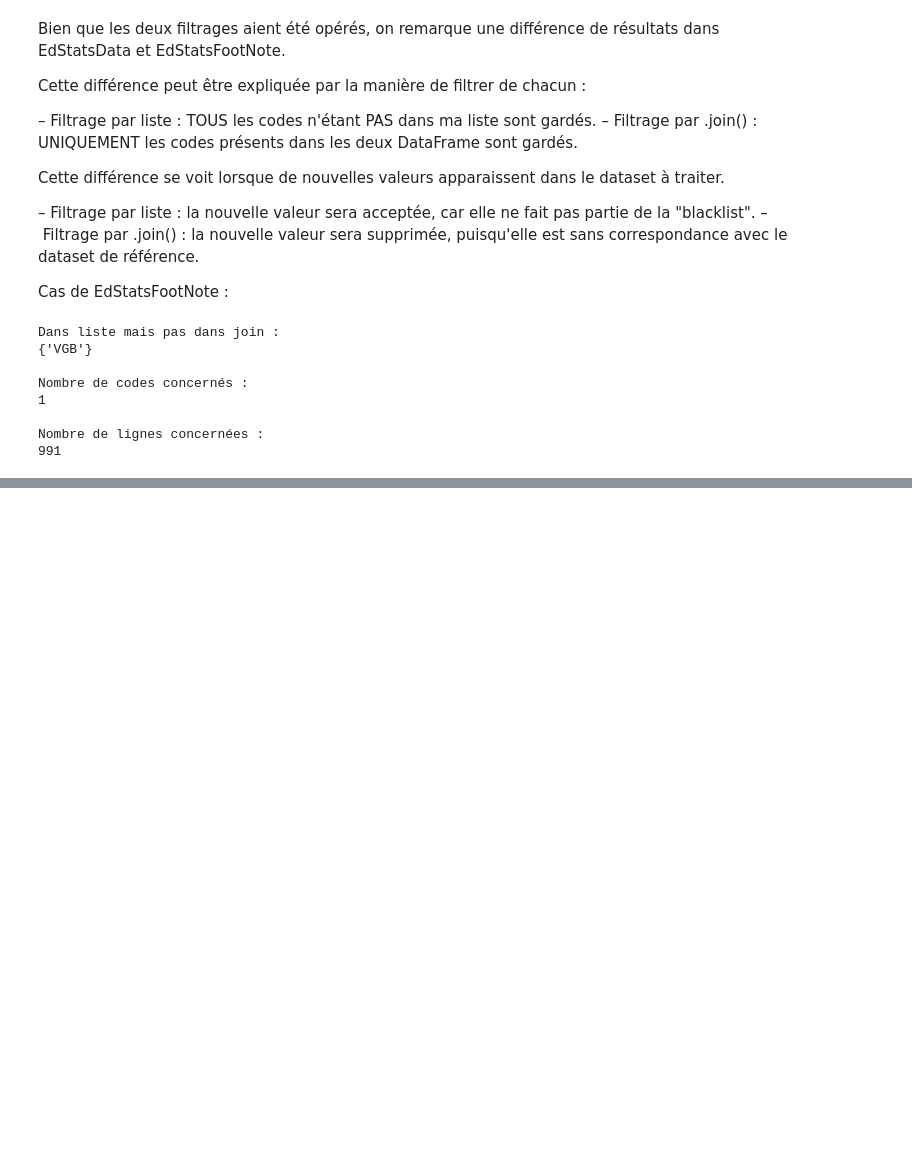
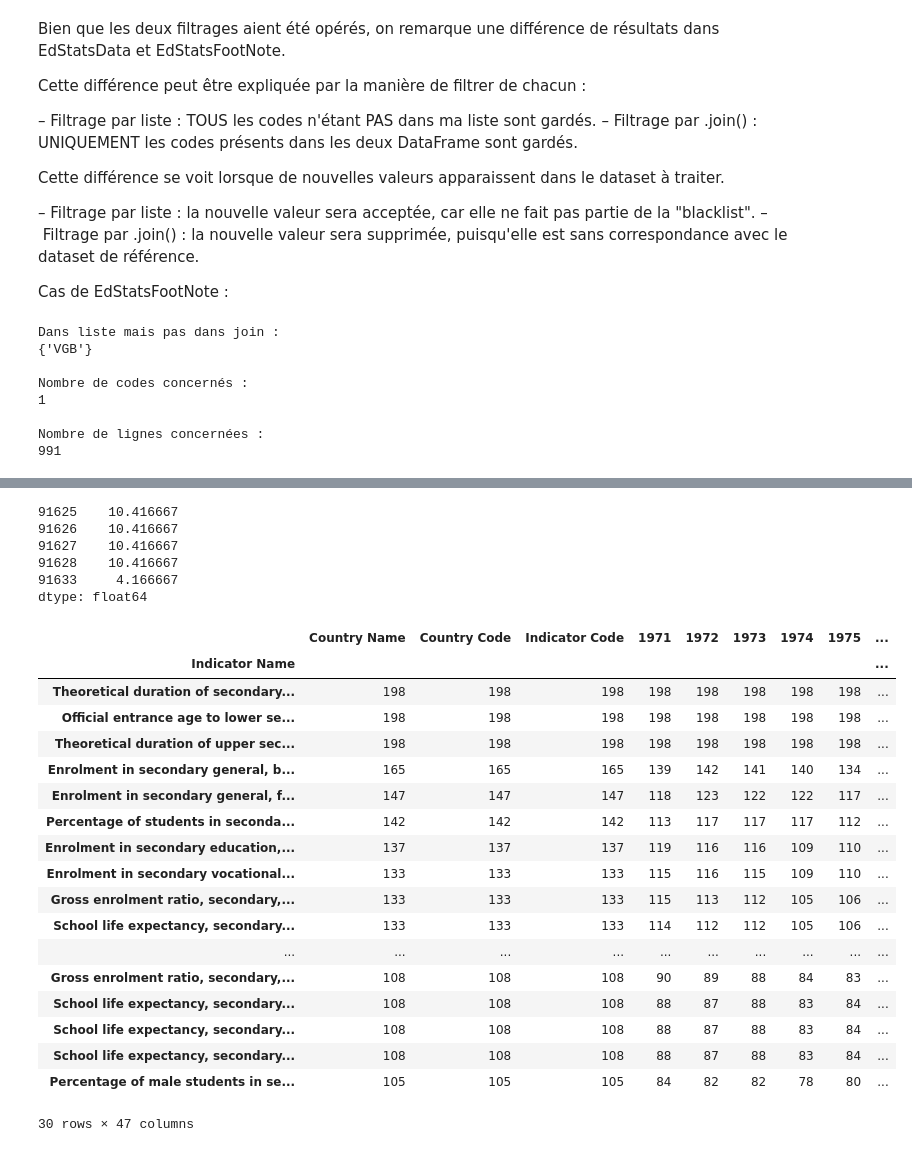
Before and after one commit to arnaud-degreze/OCR-Projet-2, a Jupyter notebook: Exo1.ipynb, the cells around one changed output, grey strips where cells are left out. Drawn from its saved outputs; the diff is of its cells as text; code cells hidden in the pictures; blank space fills up the shorter version.

```diff
--- a/Exo1.ipynb
+++ b/Exo1.ipynb
@@ -764,0 +862,2 @@ Nombre de lignes concernées :
+# %%
+prop_colonne, prop_idx, nbr_val_df = compute_prop_values(data_clean_indicator)
@@ -764,0 +884,31 @@ Nombre de lignes concernées :
+# %%
+prop_idx.head()
+# %% [output]
+91625    10.416667
+91626    10.416667
+91627    10.416667
+91628    10.416667
+91633     4.166667
+dtype: float64
+# %%
+nbr_val_df.head(30)
+# %% [output]
+|  | Country Name | Country Code | Indicator Code | 1971 | 1972 | 1973 | 1974 | 1975 | ... |
+| Indicator Name |  |  |  |  |  |  |  |  | ... |
+| Theoretical duration of secondary... | 198 | 198 | 198 | 198 | 198 | 198 | 198 | 198 | ... |
+| Official entrance age to lower se... | 198 | 198 | 198 | 198 | 198 | 198 | 198 | 198 | ... |
+| Theoretical duration of upper sec... | 198 | 198 | 198 | 198 | 198 | 198 | 198 | 198 | ... |
+| Enrolment in secondary general, b... | 165 | 165 | 165 | 139 | 142 | 141 | 140 | 134 | ... |
+| Enrolment in secondary general, f... | 147 | 147 | 147 | 118 | 123 | 122 | 122 | 117 | ... |
+| Percentage of students in seconda... | 142 | 142 | 142 | 113 | 117 | 117 | 117 | 112 | ... |
+| Enrolment in secondary education,... | 137 | 137 | 137 | 119 | 116 | 116 | 109 | 110 | ... |
+| Enrolment in secondary vocational... | 133 | 133 | 133 | 115 | 116 | 115 | 109 | 110 | ... |
+| Gross enrolment ratio, secondary,... | 133 | 133 | 133 | 115 | 113 | 112 | 105 | 106 | ... |
+| School life expectancy, secondary... | 133 | 133 | 133 | 114 | 112 | 112 | 105 | 106 | ... |
+| ... | ... | ... | ... | ... | ... | ... | ... | ... | ... |
+| Gross enrolment ratio, secondary,... | 108 | 108 | 108 | 90 | 89 | 88 | 84 | 83 | ... |
+| School life expectancy, secondary... | 108 | 108 | 108 | 88 | 87 | 88 | 83 | 84 | ... |
+| School life expectancy, secondary... | 108 | 108 | 108 | 88 | 87 | 88 | 83 | 84 | ... |
+| School life expectancy, secondary... | 108 | 108 | 108 | 88 | 87 | 88 | 83 | 84 | ... |
+| Percentage of male students in se... | 105 | 105 | 105 | 84 | 82 | 82 | 78 | 80 | ... |
+30 rows × 47 columns
```
Also changed, not shown: parts of 52 cells of this notebook.
